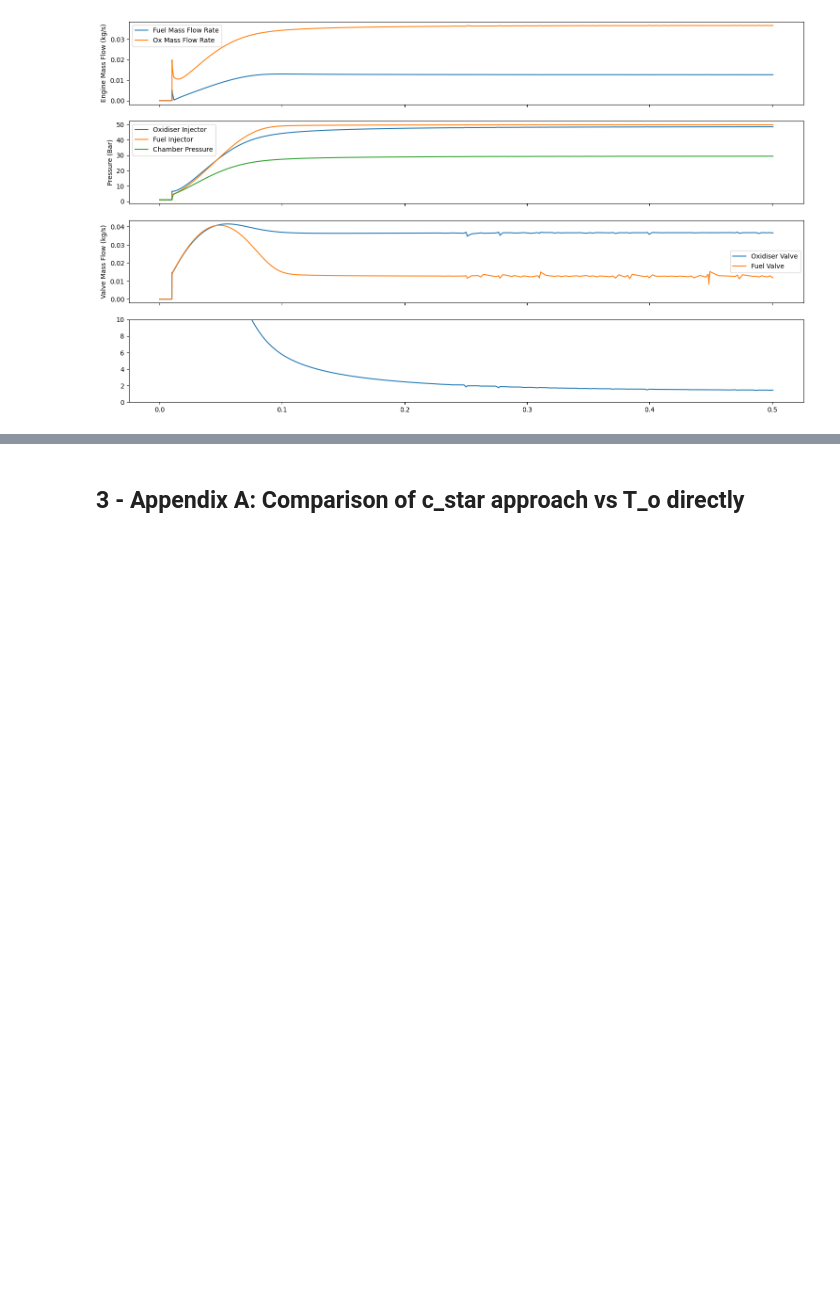
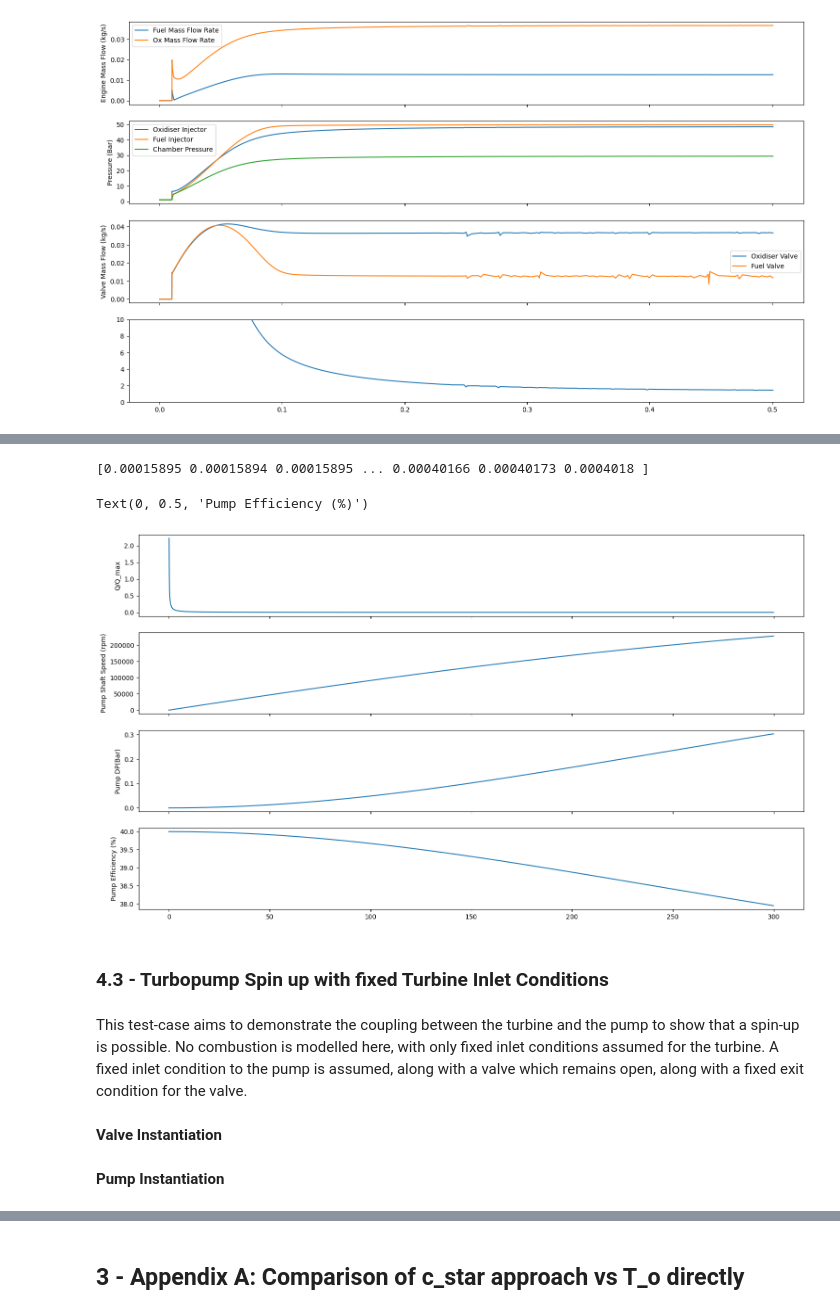
Before and after one commit to EliasAoubala/turboRocket, a Jupyter notebook: docs/gas_generator_validation.ipynb, the cells around one changed output, grey strips where cells are left out. Cells and saved outputs as stored; diff of their text form; code cells hidden in the pictures; blank space fills up the shorter version.

```diff
--- a/docs/gas_generator_validation.ipynb
+++ b/docs/gas_generator_validation.ipynb
@@ -814,0 +937,37 @@ ax[3].set_ylim([0,10])
+# %%
+fig, ax = plt.subplots(4, sharex=True)
+
+fig.set_size_inches(18.5, 10.5)
+print(np.array(m_throttle_array) / inlet.get_density())
+
+ax[0].plot(
+    t_array,
+    (np.array(m_throttle_array) / inlet.get_density())/np.array(q_max_array),
+    label="Fuel Mass Flow Rate",
+)
+ax[0].set_ylabel("Q/Q_max")
+
+ax[1].plot(
+    t_array, np.array(N_pump_array) * 60 / (2 * np.pi), label="Oxidiser Injector"
+)
+ax[1].set_ylabel("Pump Shaft Speed (rpm)")
+
+ax[2].plot(
+    t_array,
+    np.array(dp_max_array)*9.81/1e5,
+    label="Oxidiser Valve",
+)
+ax[2].set_ylabel("Pump DP(Bar)")
+
+ax[3].plot(t_array, np.array(eta_pump_array) * 100, label="Pump Efficiency")
+ax[3].set_ylabel("Pump Efficiency (%)")
+# %% [output]
+[0.00015895 0.00015894 0.00015895 ... 0.00040166 0.00040173 0.0004018 ]
+Text(0, 0.5, 'Pump Efficiency (%)')
+[figure, added]
+# %% [markdown]
+### 4.3 - Turbopump Spin up with fixed Turbine Inlet Conditions
+# %% [markdown]
+This test-case aims to demonstrate the coupling between the turbine and the pump to show that a spin-up is possible. No combustion is modelled here, with only fixed inlet conditions assumed for the turbine. A fixed inlet condition to the pump is assumed, along with a valve which remains open, along with a fixed exit condition for the valve.
+# %% [markdown]
+**Valve Instantiation**
@@ -814,0 +979,2 @@ ax[3].set_ylim([0,10])
+# %% [markdown]
+**Pump Instantiation**
```
Also changed, not shown: parts of 66 cells of this notebook, 5 other files.
